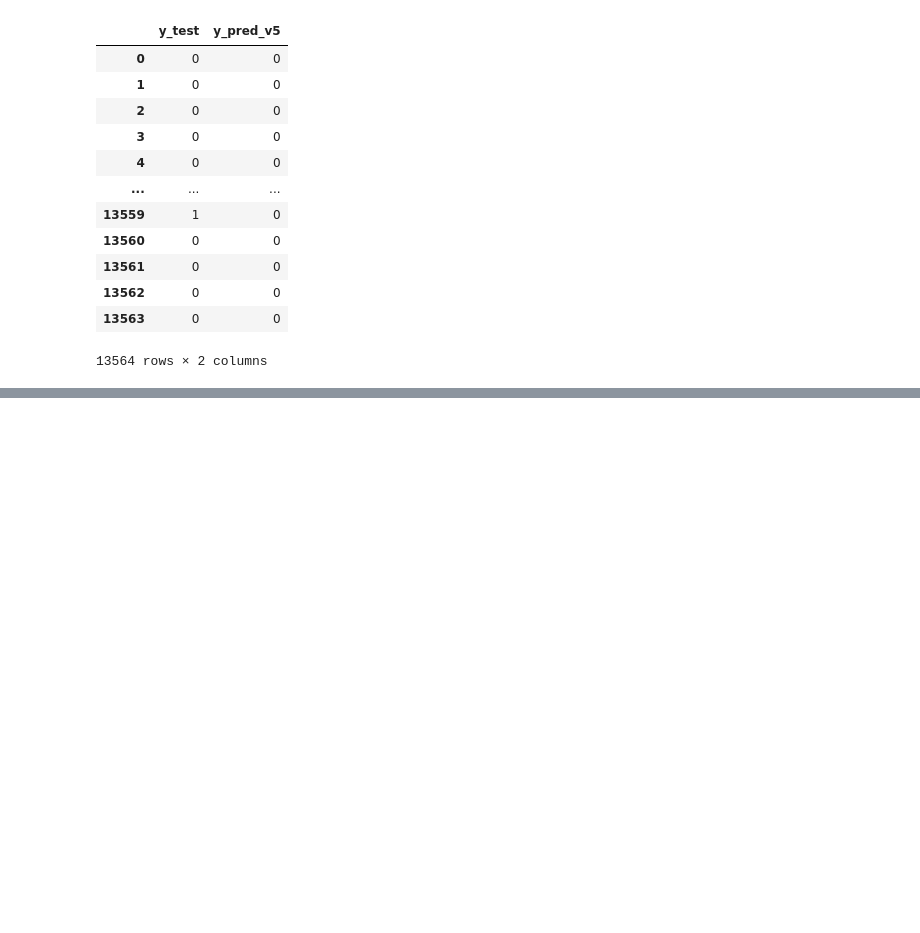
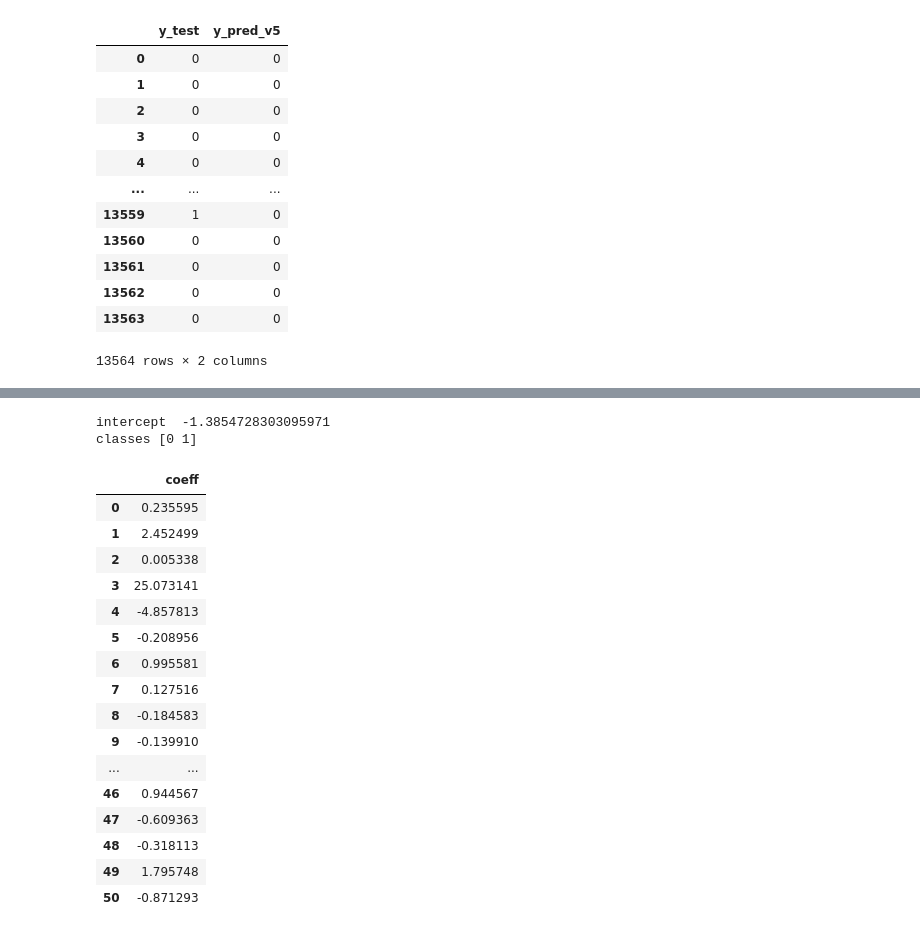
Before and after one commit to SalisEduardo/Cases-Machine-Learning, a Jupyter notebook: Negócios/Bank Marketing Data Set/resolução.ipynb, the cells around one changed output, grey strips where cells are left out. Cells and saved outputs as stored; diff of their text form; code cells hidden in the pictures; blank space fills up the shorter version.

```diff
--- a/Negócios/Bank Marketing Data Set/resolução.ipynb
+++ b/Negócios/Bank Marketing Data Set/resolução.ipynb
@@ -1025,0 +1068,24 @@ Custo de oportunidade: R$ 89080
+# %%
+print('intercept ', lr_v1.intercept_[0])
+print('classes', lr_v1.classes_)
+pd.DataFrame({'coeff': lr_v1.coef_[0]})
+# %% [output]
+intercept  -1.3854728303095971
+classes [0 1]
+|  | coeff |
+| 0 | 0.235595 |
+| 1 | 2.452499 |
+| 2 | 0.005338 |
+| 3 | 25.073141 |
+| 4 | -4.857813 |
+| 5 | -0.208956 |
+| 6 | 0.995581 |
+| 7 | 0.127516 |
+| 8 | -0.184583 |
+| 9 | -0.139910 |
+| ... | ... |
+| 46 | 0.944567 |
+| 47 | -0.609363 |
+| 48 | -0.318113 |
+| 49 | 1.795748 |
+| 50 | -0.871293 |
```
Also changed, not shown: parts of 29 cells of this notebook.
